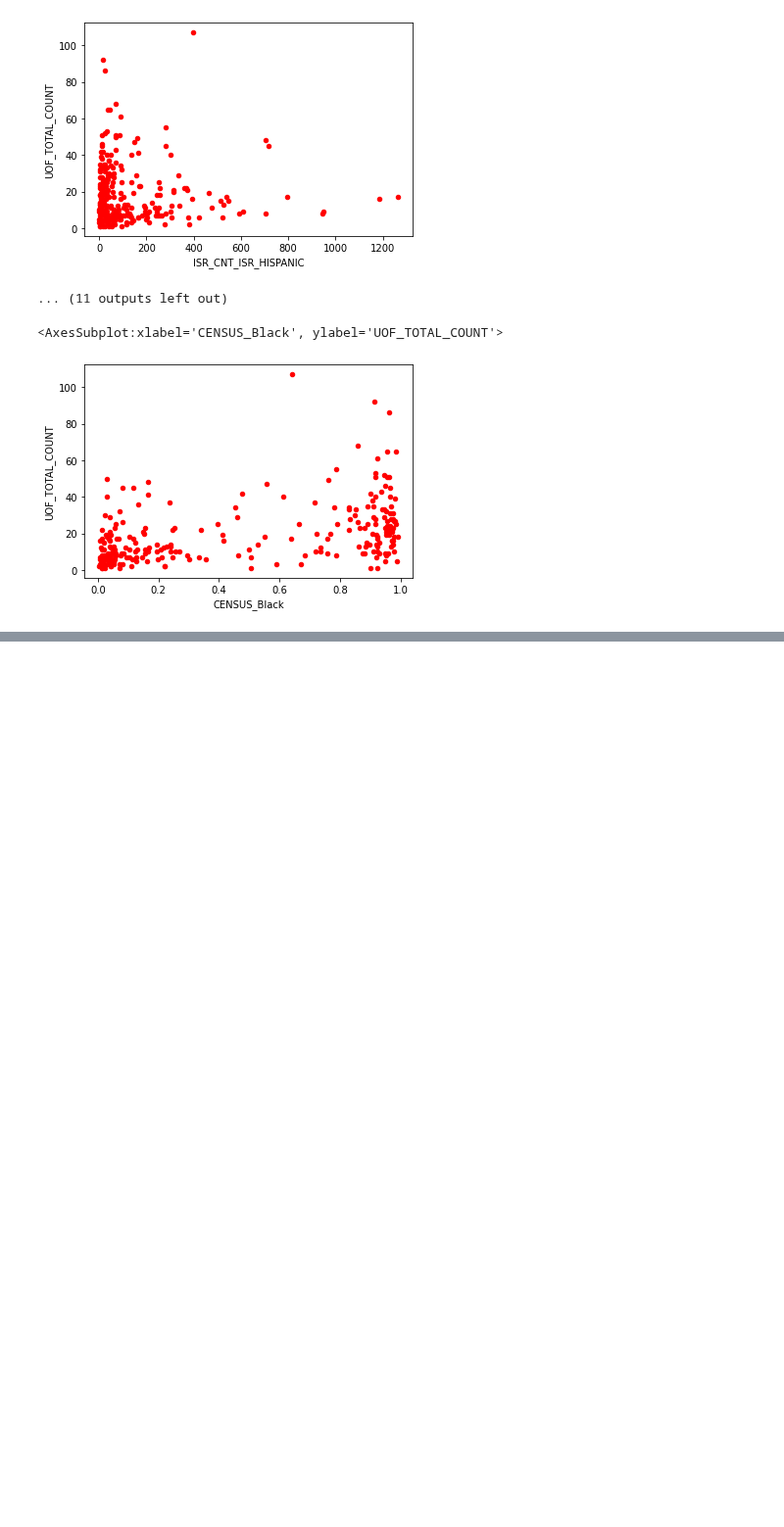
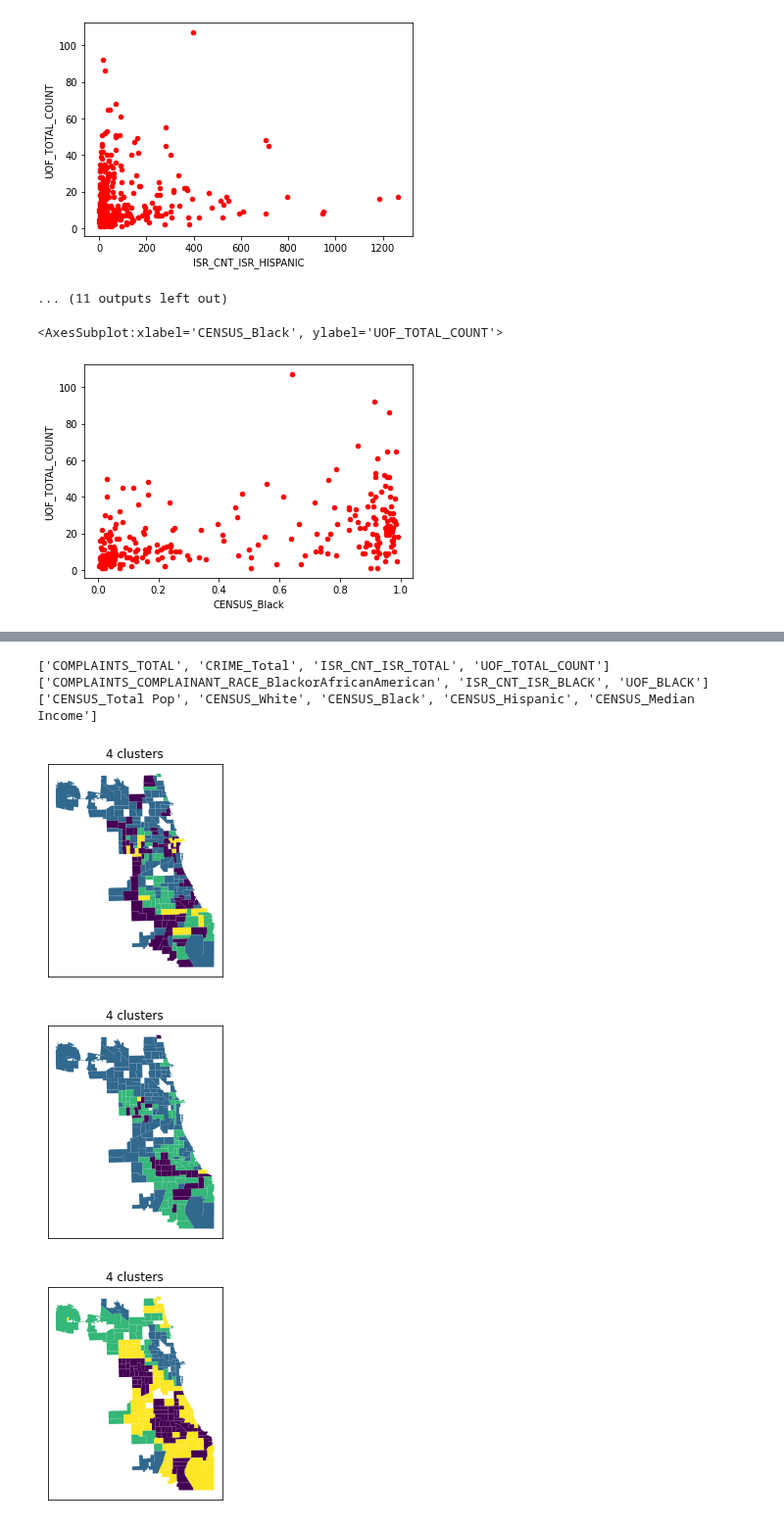
Before and after one commit to colevfrank/254_ML_IL_Crime, a Jupyter notebook: clustering/k_means_exploring.ipynb, the cells around one changed output, grey strips where cells are left out. Shown at 98% size. Saved outputs shown, nothing was run; the diff lists cells and outputs as text; code cells hidden in the pictures; blank space fills up the shorter version.

```diff
--- a/clustering/k_means_exploring.ipynb
+++ b/clustering/k_means_exploring.ipynb
@@ -245,0 +236,6 @@ data_19.plot(kind='scatter', x='CENSUS_Black', y='UOF_TOTAL_COUNT', color='red')
+# %%
+
+
+for n in [2,3,4,5]:
+    cluster = get_kmeans(data_no_demo, k=n, random_state=0)
+    plot_cluster(cluster, data_no_demo, beats_gdf)
@@ -245,0 +261,8 @@ data_19.plot(kind='scatter', x='CENSUS_Black', y='UOF_TOTAL_COUNT', color='red')
+# %%
+counts_only = ['COMPLAINTS_TOTAL', 'CRIME_Total', 'ISR_CNT_ISR_TOTAL', 'UOF_TOTAL_COUNT']
+demo_count_black_only = ['COMPLAINTS_COMPLAINANT_RACE_BlackorAfricanAmerican',
+                         'ISR_CNT_ISR_BLACK',
+                         'UOF_BLACK']
+demo_census_all = ['CENSUS_Total Pop',
+                   'CENSUS_White', 'CENSUS_Black', 'CENSUS_Hispanic',
+                   'CENSUS_Median Income']
@@ -245,0 +286,12 @@ data_19.plot(kind='scatter', x='CENSUS_Black', y='UOF_TOTAL_COUNT', color='red')
+# %%
+for col_group in [counts_only, demo_count_black_only, demo_census_all]:
+    print(str(col_group))
+    cluster = get_kmeans(data_19[col_group], k=4, random_state=0)
+    plot_cluster(cluster, data_19[col_group], beats_gdf)
+# %% [output]
+['COMPLAINTS_TOTAL', 'CRIME_Total', 'ISR_CNT_ISR_TOTAL', 'UOF_TOTAL_COUNT']
+['COMPLAINTS_COMPLAINANT_RACE_BlackorAfricanAmerican', 'ISR_CNT_ISR_BLACK', 'UOF_BLACK']
+['CENSUS_Total Pop', 'CENSUS_White', 'CENSUS_Black', 'CENSUS_Hispanic', 'CENSUS_Median Income']
+[figure, added]
+[figure, added]
+[figure, added]
```
Also changed, not shown: parts of 6 cells of this notebook.
